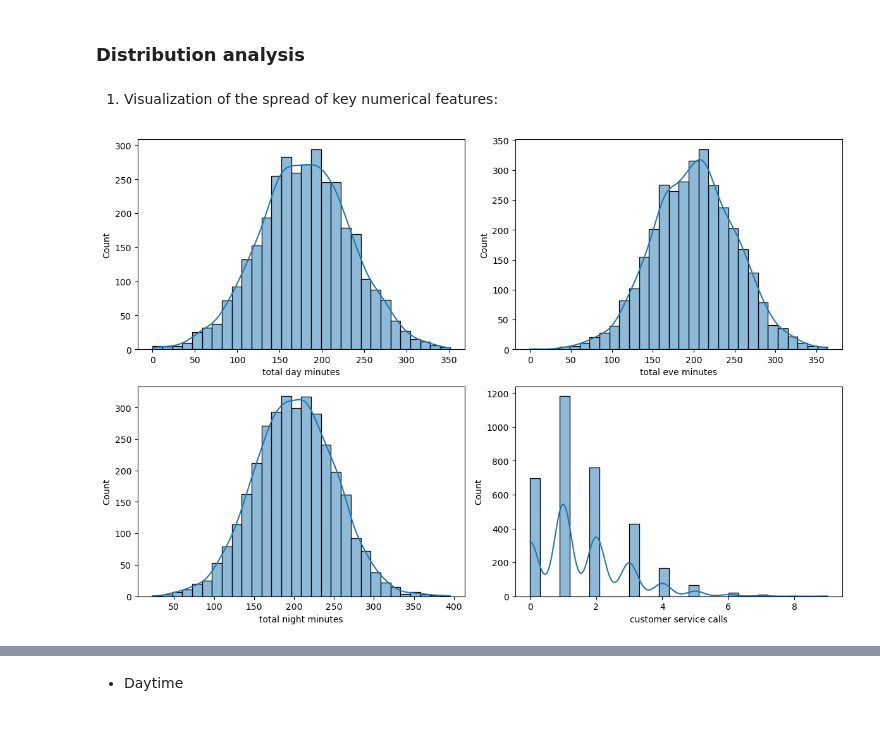
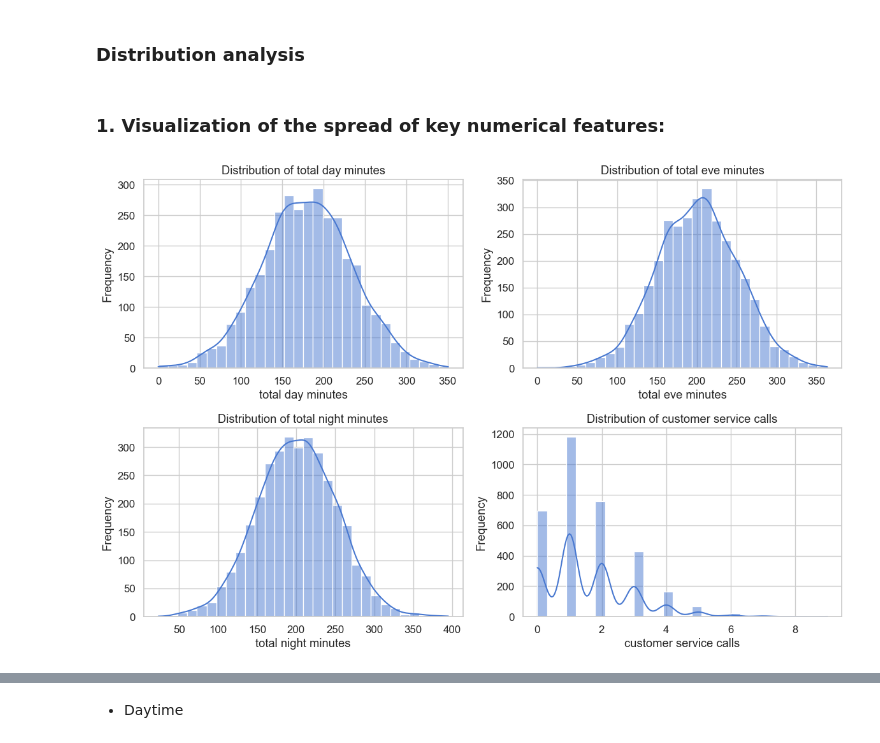
Before and after one commit to RWKarimi/Phase_3_Project, a Jupyter notebook: Machine_learning_NotebooK.ipynb, the cells around one changed output, grey strips where cells are left out. Cells and saved outputs as stored; diff of their text form; code cells hidden in the pictures.

```diff
--- a/Machine_learning_NotebooK.ipynb
+++ b/Machine_learning_NotebooK.ipynb
@@ -176,13 +175,22 @@ memory usage: 524.2+ KB
 # %% [markdown]
 ### Distribution analysis
 # %% [markdown]
-1. Visualization of the spread of key numerical features:
+### 1. Visualization of the spread of key numerical features:
 # %%
-# Ditribution plots to explain the spread of key numerical features
+# Plot distribution of key numerical features to examine their spread and central tendencies
 cols = ['total day minutes', 'total eve minutes', 'total night minutes', 'customer service calls']
+
+# Create a 2x2 grid of subplots with a shared figure size
 fig, axes = plt.subplots(2, 2, figsize=(12, 8))
+
+# Loop through each column and its corresponding axis to draw a histogram with a KDE overlay
 for col, ax in zip(cols, axes.flatten()):
-    sns.histplot(data[col], kde = True, ax=ax, bins=30)
-plt.tight_layout()
+    # Draw histogram with kernel density estimate to visualize both count and distribution shape
+    sns.histplot(data[col], kde=True, ax=ax, bins=30)
+    ax.set_title(f'Distribution of {col}')      # Add a title to each subplot
+    ax.set_xlabel(col)                           # Label the x‑axis with the feature name
+    ax.set_ylabel('Frequency')                   # Label the y‑axis with frequency
+
+plt.tight_layout()  # Adjust subplot spacing to prevent overlap
 # %% [output]
-[figure, old version]
+[figure, new version]
```
Also changed, not shown: parts of 91 cells of this notebook.
